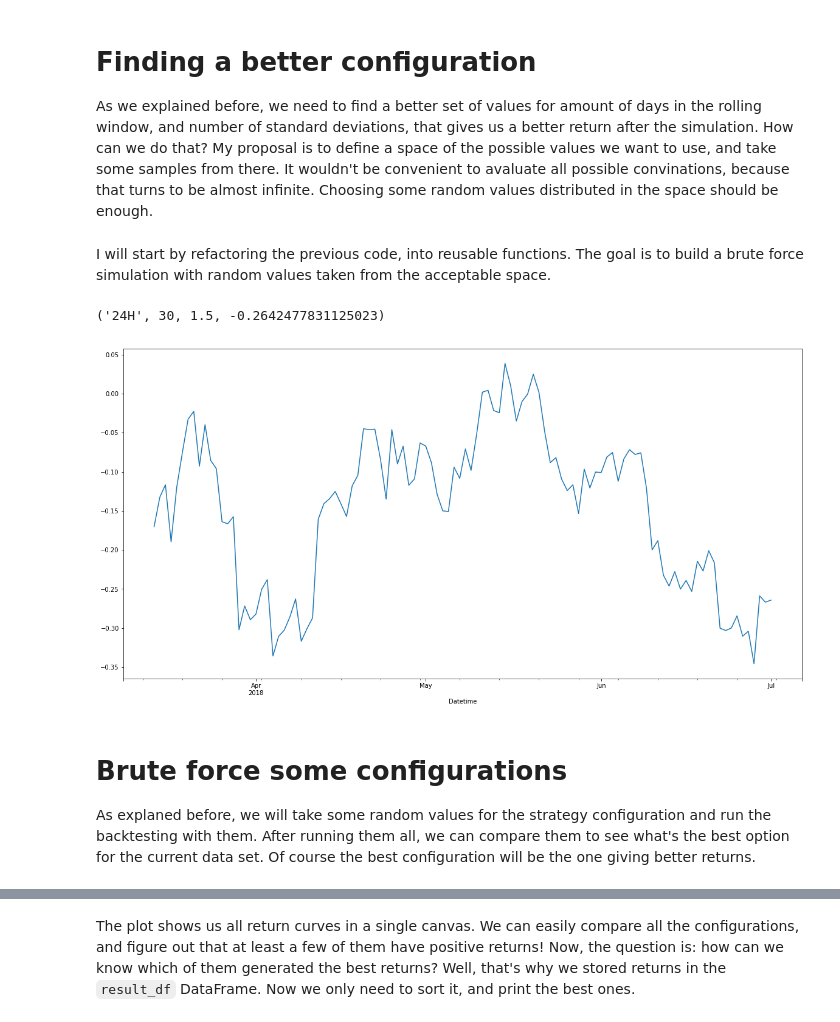
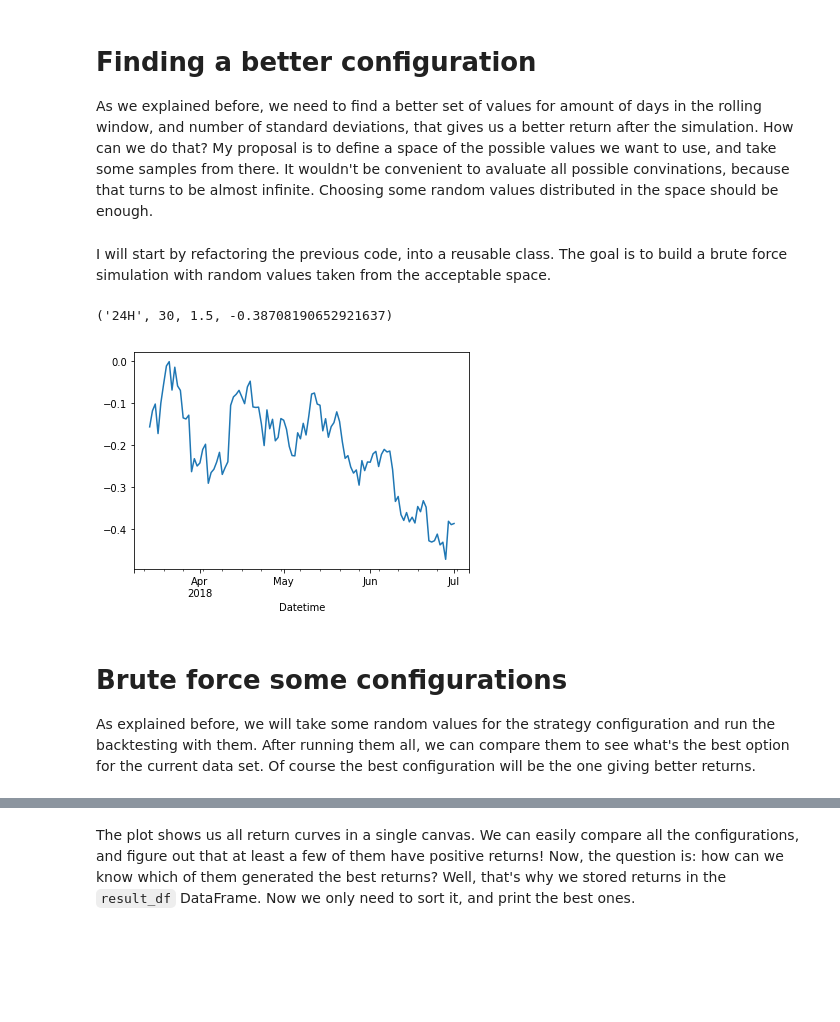
Before and after one commit to martinzugnoni/bollinger-bands-trading-analysis, a Jupyter notebook: Bollinger Bands Trading Analysis.ipynb, the cells around one changed output, grey strips where cells are left out. Drawn from its saved outputs; the diff is of its cells as text; code cells hidden in the pictures; blank space fills up the shorter version.

```diff
--- a/Bollinger Bands Trading Analysis.ipynb
+++ b/Bollinger Bands Trading Analysis.ipynb
@@ -65,8 +61,8 @@ window = 30
 no_of_std = 1.5
 
 # calculate rolling mean and standard deviation
-rolling_mean = df['Mean'].rolling(window).mean()
-rolling_std = df['Mean'].rolling(window).std()
+rolling_mean = df['close'].rolling(window).mean()
+rolling_std = df['close'].rolling(window).std()
 
 # create two new DataFrame columns to hold values of upper and lower Bollinger bands
 df['Rolling Mean'] = rolling_mean
@@ -95,8 +91,8 @@ This is a very simple trading strategy. If the rolling mean (blue line) touches
 df['Position'] = None
 
 # fill our position column based on the following rules:
-#     * set to sell (-1) when the price hits the upper band
-#     * set to buy (1) when it hits the lower band
+#     * set to short (-1) when the price hits the upper band
+#     * set to long (1) when it hits the lower band
 mode = 'open'
 for index in range(len(df)):
     if index == 0:
@@ -105,13 +101,13 @@ for index in range(len(df)):
     row = df.iloc[index]
     prev_row = df.iloc[index - 1]
 
-    # open?
-    if mode == 'open' and row['Mean'] < row['Bollinger Low'] and prev_row['Mean'] > prev_row['Bollinger Low']:
+    # long?
+    if mode == 'open' and row['close'] < row['Bollinger Low'] and prev_row['close'] > prev_row['Bollinger Low']:
         df.iloc[index, df.columns.get_loc('Position')] = 1
         mode = 'close'
 
-    # close?
-    if mode == 'close' and row['Mean'] > row['Bollinger High'] and prev_row['Mean'] < prev_row['Bollinger High']:
+    # short?
+    if mode == 'close' and row['close'] > row['Bollinger High'] and prev_row['close'] < prev_row['Bollinger High']:
         df.iloc[index, df.columns.get_loc('Position')] = -1
         mode = 'open'
 # %% [markdown]
@@ -148,28 +159,5 @@ This configuration definitely doesn't work. We "lost" around 30% of the capital
 As we explained before, we need to find a better set of values for amount of days in the rolling window, and number of standard deviations, that gives us a better return after the simulation.
 How can we do that? My proposal is to define a space of the possible values we want to use, and take some samples from there. It wouldn't be convenient to avaluate all possible convinations, because that turns to be almost infinite. Choosing some random values distributed in the space should be enough.
 # %% [markdown]
-I will start by refactoring the previous code, into reusable functions. The goal is to build a brute force simulation with random values taken from the acceptable space.
+I will start by refactoring the previous code, into a reusable class. The goal is to build a brute force simulation with random values taken from the acceptable space.
-# %%
-def _build_candles_dataframe(df_original, from_date, period):
-    df = df_original.loc[from_date:, ["Price"]].copy()
-
-    df_candle = df.resample(period).mean()
-    df_candle.rename(columns={"Price": "Mean"}, inplace=True)
-    df_candle["Open"] = df.resample(period).first()["Price"]
-    df_candle["Low"] = df.resample(period).min()["Price"]
-    df_candle["High"] = df.resample(period).max()["Price"]
-    df_candle["Close"] = df.resample(period).last()["Price"]
-    return df_candle
-# %%
-def _build_bollinger_bands(df, window, no_of_std):
-    rolling_mean = df['Close'].rolling(window).mean()
-    rolling_std = df['Close'].rolling(window).std()
-
-    df['Rolling Mean'] = rolling_mean
-    df['Bollinger High'] = rolling_mean + (rolling_std * no_of_std)
-    df['Bollinger Low'] = rolling_mean - (rolling_std * no_of_std)
-
-    # df[['Mean','Bollinger High','Bollinger Low']].plot()
-
-    return df
 # %%
@@ -222,17 +228,18 @@ def bollinger_strat(df_original, from_date, period, window, no_of_std):
 # %%
-bollinger_strat(
+simulator = BollingerBandsSimulator(
     df_original,
     from_date="2018-01-01",
     period="24H",
     window=30,
     no_of_std=1.5
 )
+simulator.simulate()
 # %% [output]
-('24H', 30, 1.5, -0.2642477831125023)
+('24H', 30, 1.5, -0.38708190652921637)
-[figure, old version]
+[figure, new version]
 # %% [markdown]
 # Brute force some configurations
-As explaned before, we will take some random values for the strategy configuration and run the backtesting with them. After running them all, we can compare them to see what's the best option for the current data set. Of course the best configuration will be the one giving better returns.
+As explained before, we will take some random values for the strategy configuration and run the backtesting with them. After running them all, we can compare them to see what's the best option for the current data set. Of course the best configuration will be the one giving better returns.
 # %%
 # generate a linear space of value values for each parameter in the configuration
 # a take some random samples from them.
```
Also changed, not shown: parts of 27 cells of this notebook.
